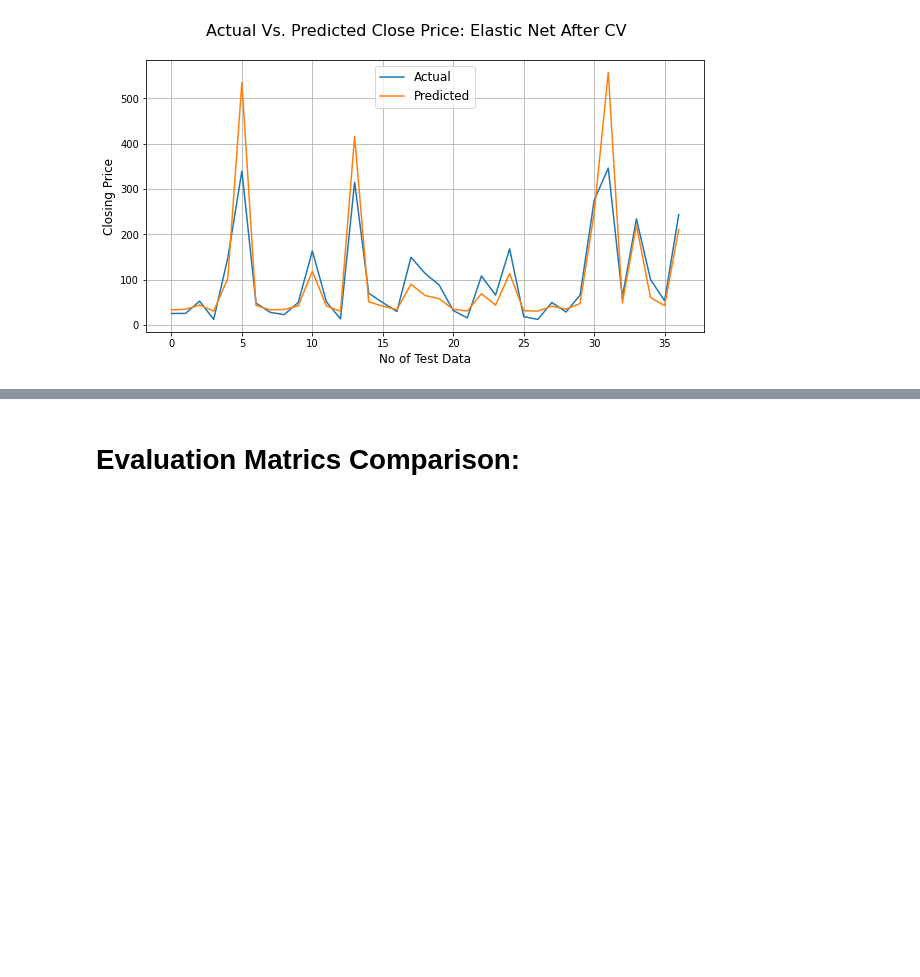
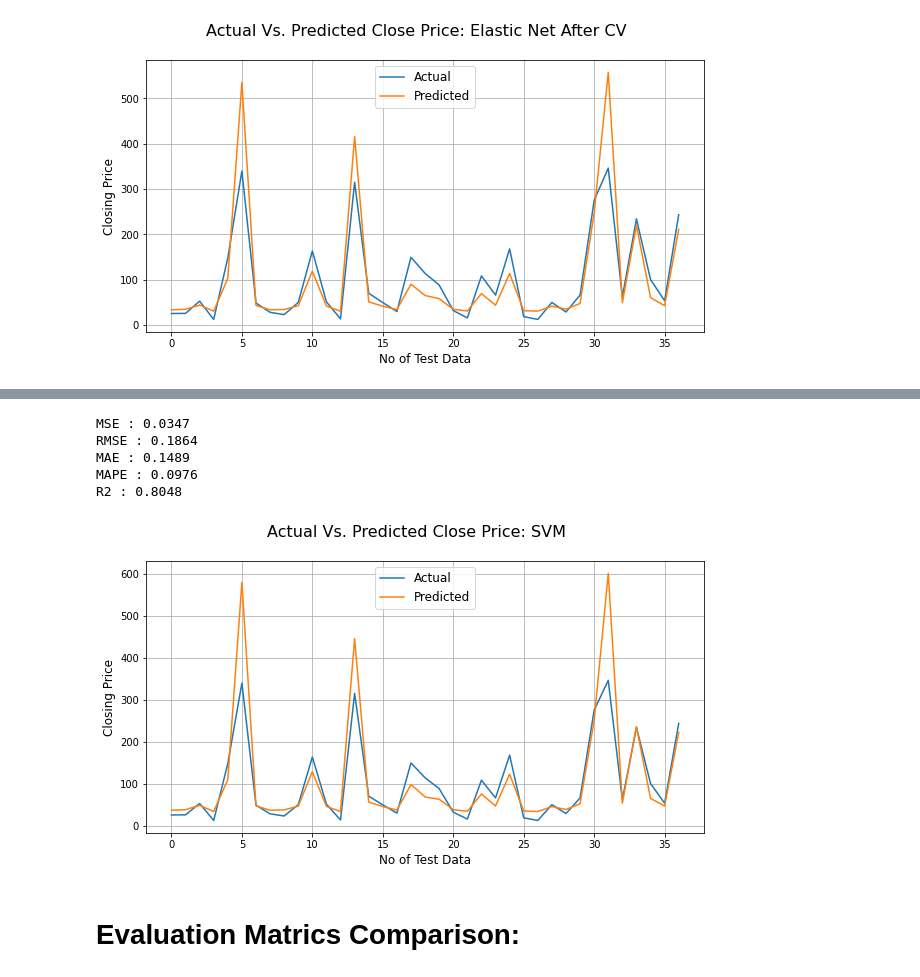
Before and after one commit to Mahima2208/YesBank_Stock_Closing_Price_Prediction, a Jupyter notebook: Yes_Bank.ipynb, the cells around one changed output, grey strips where cells are left out. Drawn from its saved outputs; the diff is of its cells as text; code cells hidden in the pictures; blank space fills up the shorter version.

```diff
--- a/Yes_Bank.ipynb
+++ b/Yes_Bank.ipynb
@@ -1120,3 +1212,28 @@ plt.grid()
+# %%
+# Test Performance of Elastic Net model after validation
+print("MSE :",round(mean_squared_error(y_test, y_svm_pred), 4))
+print("RMSE :",round(math.sqrt(mean_squared_error(y_test, y_svm_pred)),4))
+print("MAE :",round(mean_absolute_error(y_test, y_svm_pred),4))
+print("MAPE :",round(mean_absolute_percentage_error(y_test, y_svm_pred),4))
+print("R2 :",round(r2_score(y_test, y_svm_pred), 4))
+# %% [output]
+MSE : 0.0347
+RMSE : 0.1864
+MAE : 0.1489
+MAPE : 0.0976
+R2 : 0.8048
+# %%
+# Actual Price vs. Predicted Price for Elastic Net after Validation Plotting
+plt.figure(figsize=(10,5))
+plt.plot(10**(np.array(y_test)))
+plt.plot(10**(y_svm_pred))
+plt.suptitle('Actual Vs. Predicted Close Price: SVM', fontsize=16)
+plt.legend(['Actual','Predicted'], fontsize=12)
+plt.xlabel('No of Test Data', fontsize=12)
+plt.ylabel('Closing Price', fontsize=12)
+plt.grid()
+# %% [output]
+[figure, added]
 # %% [markdown]
 # **Evaluation Matrics Comparison:**
 # %%
```
Also changed, not shown: parts of 27 cells of this notebook.
